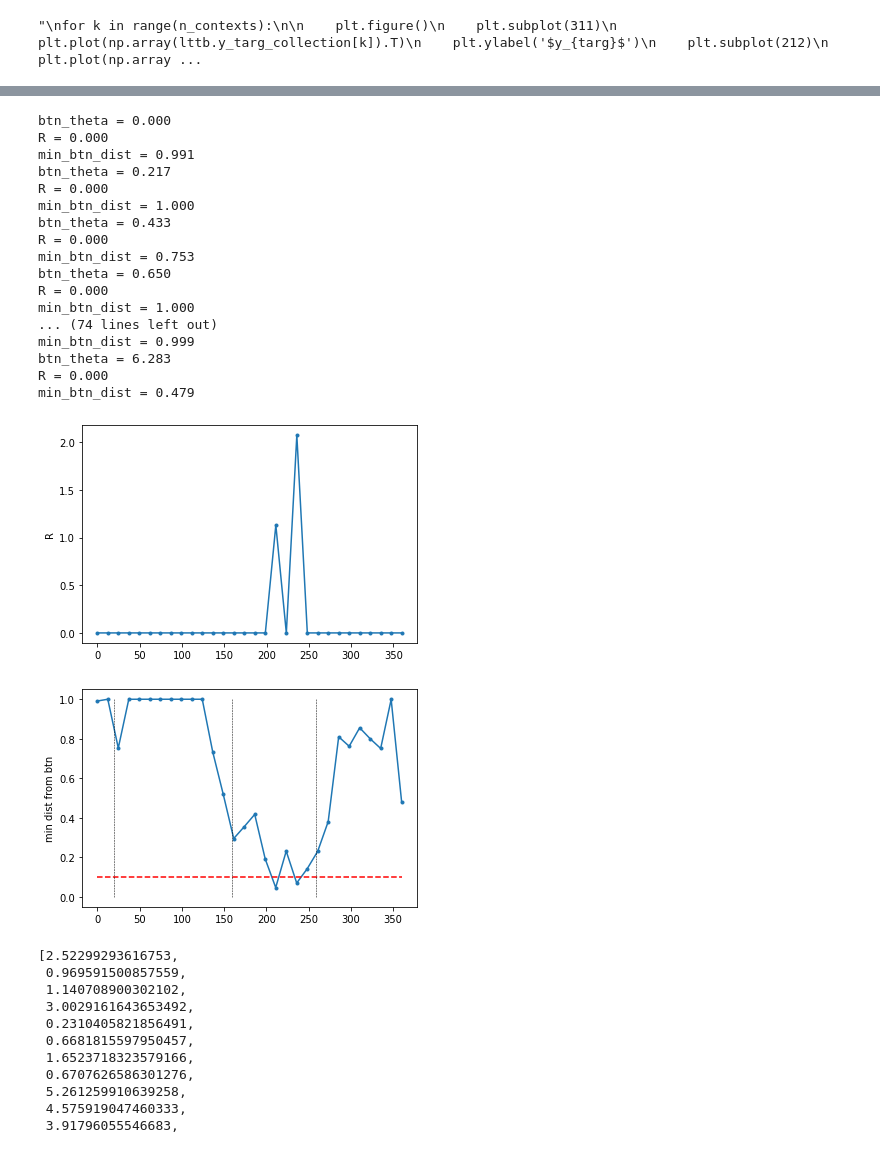
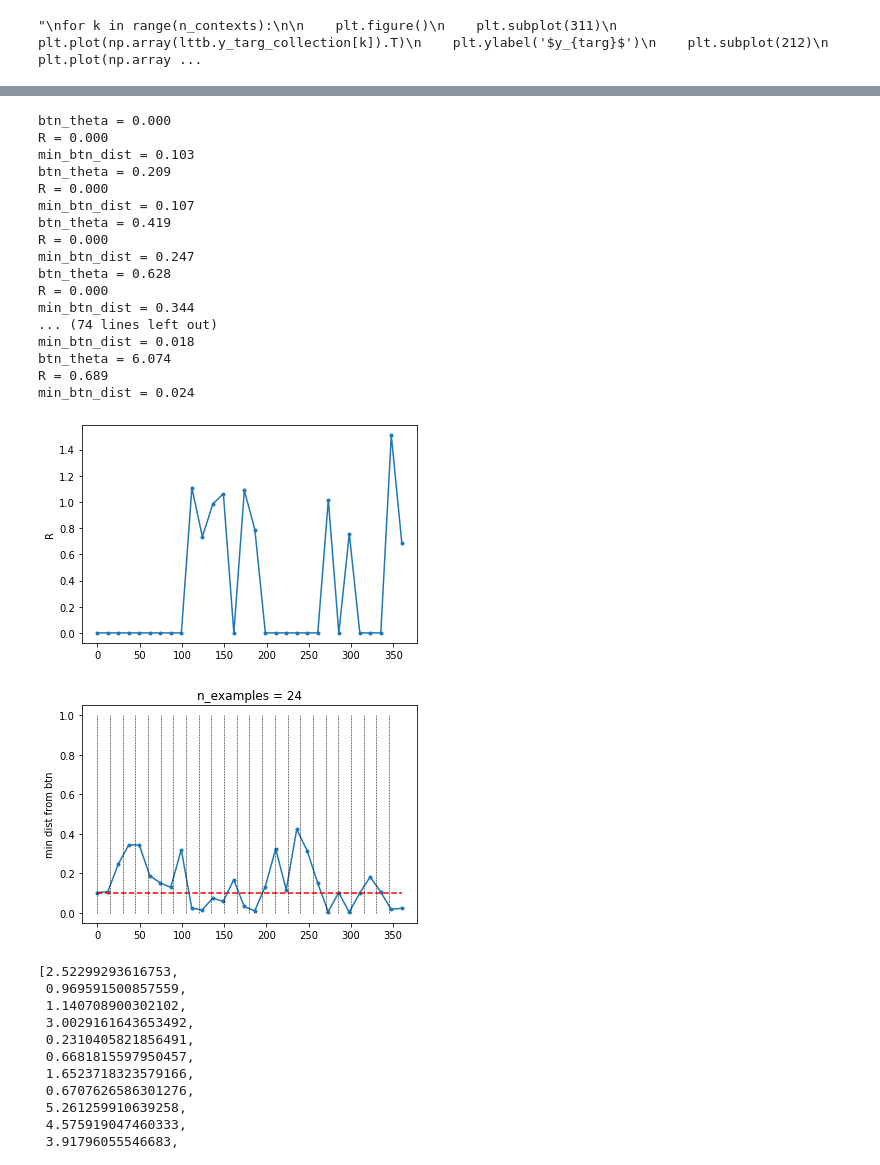
Before and after one commit to cristianocapone/LTTB, a Jupyter notebook: ButtonAndFood/ButtonAndFood-Button_state_noRec-randomButton_Mino.ipynb, the cells around one changed output, grey strips where cells are left out. Cells and saved outputs as stored; diff of their text form; code cells hidden in the pictures.

```diff
--- a/ButtonAndFood/ButtonAndFood-Button_state_noRec-randomButton_Mino.ipynb
+++ b/ButtonAndFood/ButtonAndFood-Button_state_noRec-randomButton_Mino.ipynb
@@ -197,8 +214,11 @@ lttb.I_clock_collection = []
 
 for k in range(n_contexts):
 
-    lttb.y_targ_collection.append(train_exp[k][1])
-    lttb.I_clock_collection.append( train_exp[k][0] )
+    #lttb.y_targ_collection.append( train_exp[k][1] )
+    #lttb.I_clock_collection.append( train_exp[k][0] )
+
+    lttb.y_targ_collection.append( train_exp[k][1].T[0:tb].T )
+    lttb.I_clock_collection.append( train_exp[k][0].T[0:tb].T )
 # %%
 """
 for k in range(n_contexts):
@@ -222,7 +242,7 @@ plt.imshow(np.array(lttb.I_clock_collection[2]))
 # %%
 ## Training Rec
-par['T'] = 120
-lttb.T = 120
+par['T'] = tb
+lttb.T = tb
 
 gamma = 10.
 def f(x,gamma):
@@ -232,10 +252,10 @@ def f(x,gamma):
 apicalFactorTrain = 1
 apicalFactorTest = 0
 
-nIterRec = 50
+nIterRec = 250
 
 eta = 0.
-eta_out = 0.01
+eta_out = 0.03
 etaW = .0
 
 ##############################
@@ -251,8 +271,7 @@ for cont_index in range(n_contexts):
         lttb.cont = lttb.cont*0
         lttb.cont[0] = 1
 
-        #for t in range(lttb.T-2):
-        for t in range(tb):
+        for t in range(lttb.T-2):
 
             if t == tb:
                 lttb.cont = lttb.cont*0
@@ -284,7 +303,7 @@ for iteration in range(nIterRec):
         lttb.y_targ = lttb.y_targ_collection[cont_index]
 
         #ON-LINE
-        """
+
 
         lttb.initialize(par)
 
@@ -296,8 +315,7 @@ for iteration in range(nIterRec):
         #run simulation
         dH = 0
 
-        #for t in range(lttb.T-2):
-        for t in range(tb-2):
+        for t in range(lttb.T-2):
 
             if t == tb:
                 lttb.cont = lttb.cont*0
@@ -317,7 +335,7 @@ for iteration in range(nIterRec):
         Y = lttb.Jout@SR
         DJRO = (lttb.y_targ[:,1:-1] - Y[:,0:-2]) @ ( SR.T[0:-2])
         lttb.Jout =  lttb.Jout + eta_out*DJRO
-
+        """
 
 
     ###### Test
@@ -336,8 +354,7 @@ for iteration in range(nIterRec):
 
             #run simulation
 
-            #for t in range(lttb.T-2):
-            for t in range(tb-2):
+            for t in range(lttb.T-2):
 
                 if t==tb:
                     lttb.cont = lttb.cont*0
@@ -542,7 +571,7 @@ def make_test(btn_theta, show_plot=True):
 Rs = []
 dists = []
 
-for th in np.linspace(0,1,30):
+for th in np.linspace(0,1,30,endpoint=False):
     btn_theta = th*2*np.pi
     R,min_btn_dist = make_test(btn_theta,show_plot=False)
     Rs.append(R)
@@ -550,35 +579,36 @@ for th in np.linspace(0,1,30):
 # %% [output]
 btn_theta = 0.000
 R = 0.000
-min_btn_dist = 0.991
-btn_theta = 0.217
+min_btn_dist = 0.103
+btn_theta = 0.209
 R = 0.000
-min_btn_dist = 1.000
-btn_theta = 0.433
+min_btn_dist = 0.107
+btn_theta = 0.419
 R = 0.000
-min_btn_dist = 0.753
-btn_theta = 0.650
+min_btn_dist = 0.247
+btn_theta = 0.628
 R = 0.000
-min_btn_dist = 1.000
+min_btn_dist = 0.344
 ... (74 lines left out)
-min_btn_dist = 0.999
-btn_theta = 6.283
-R = 0.000
-min_btn_dist = 0.479
+min_btn_dist = 0.018
+btn_theta = 6.074
+R = 0.689
+min_btn_dist = 0.024
 # %%
 plt.plot(np.linspace(0,1,30)*360,Rs,marker='.')
 plt.ylabel('R')
 plt.show()
 
+plt.title('n_examples = %d' % n_examples)
 plt.plot(np.linspace(0,1,30)*360,dists,marker='.')
 plt.plot([0,360],[0.1,0.1],ls='--',color='red')
 for th in train_thetas:
     plt.plot([th/2/np.pi*360,th/2/np.pi*360],[0,1],ls='--',color='black',lw=0.5)
 plt.ylabel('min dist from btn')
 plt.show()
 # %% [output]
-[figure, old version]
+[figure, new version]
-[figure, old version]
+[figure, new version]
 # %%
 train_thetas
 # %% [output]
```
Also changed, not shown: parts of 12 cells of this notebook.
